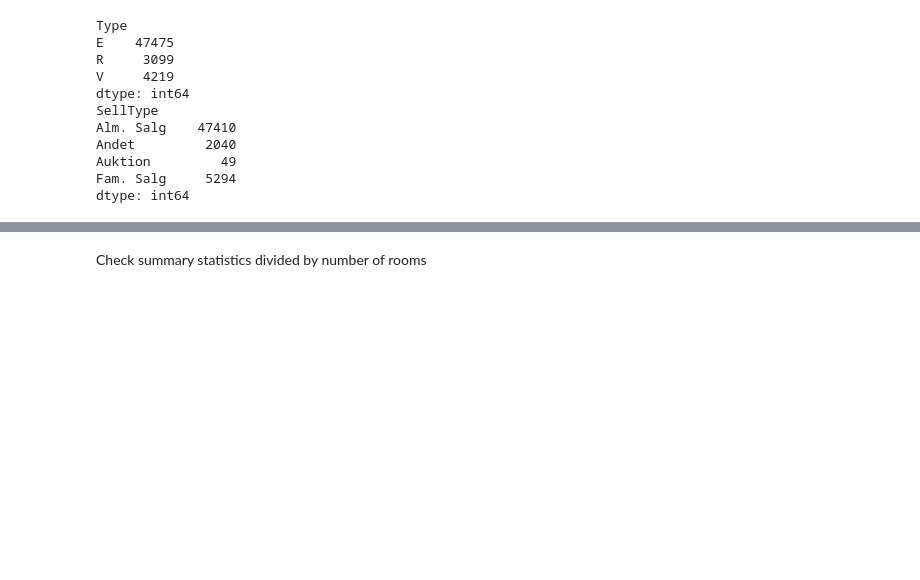
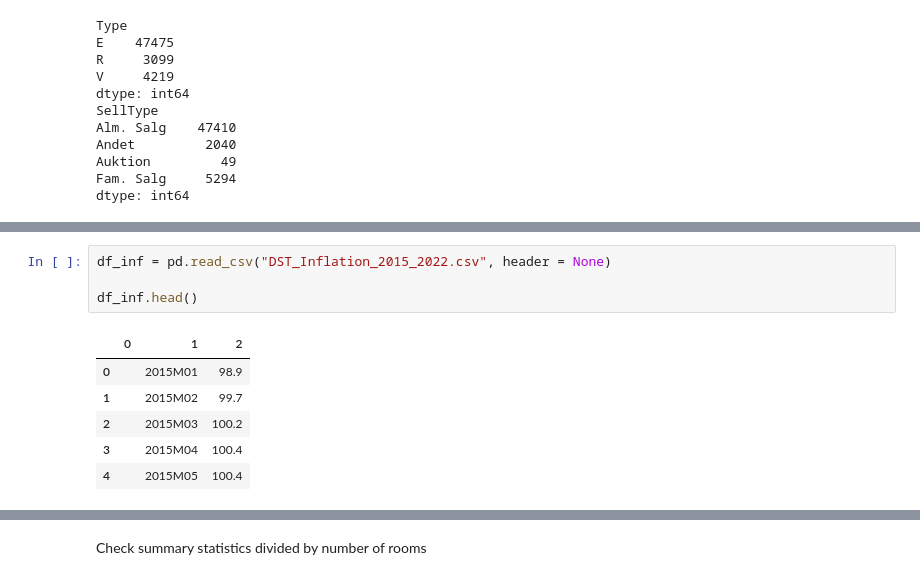
Before and after one commit to MartinJHallberg/BoligaData, a Jupyter notebook: BoligaAnalysis.ipynb, the cells around one changed output, grey strips where cells are left out. Drawn from its saved outputs; the diff is of its cells as text; blank space fills up the shorter version.

```diff
--- a/BoligaAnalysis.ipynb
+++ b/BoligaAnalysis.ipynb
@@ -110,0 +131,11 @@ Postal code - discrete
+# %%
+df_inf = pd.read_csv("DST_Inflation_2015_2022.csv", header = None)
+
+df_inf.head()
+# %% [output]
+|  | 0 | 1 | 2 |
+| 0 |  | 2015M01 | 98.9 |
+| 1 |  | 2015M02 | 99.7 |
+| 2 |  | 2015M03 | 100.2 |
+| 3 |  | 2015M04 | 100.4 |
+| 4 |  | 2015M05 | 100.4 |
```
Also changed, not shown: parts of 22 cells of this notebook.
